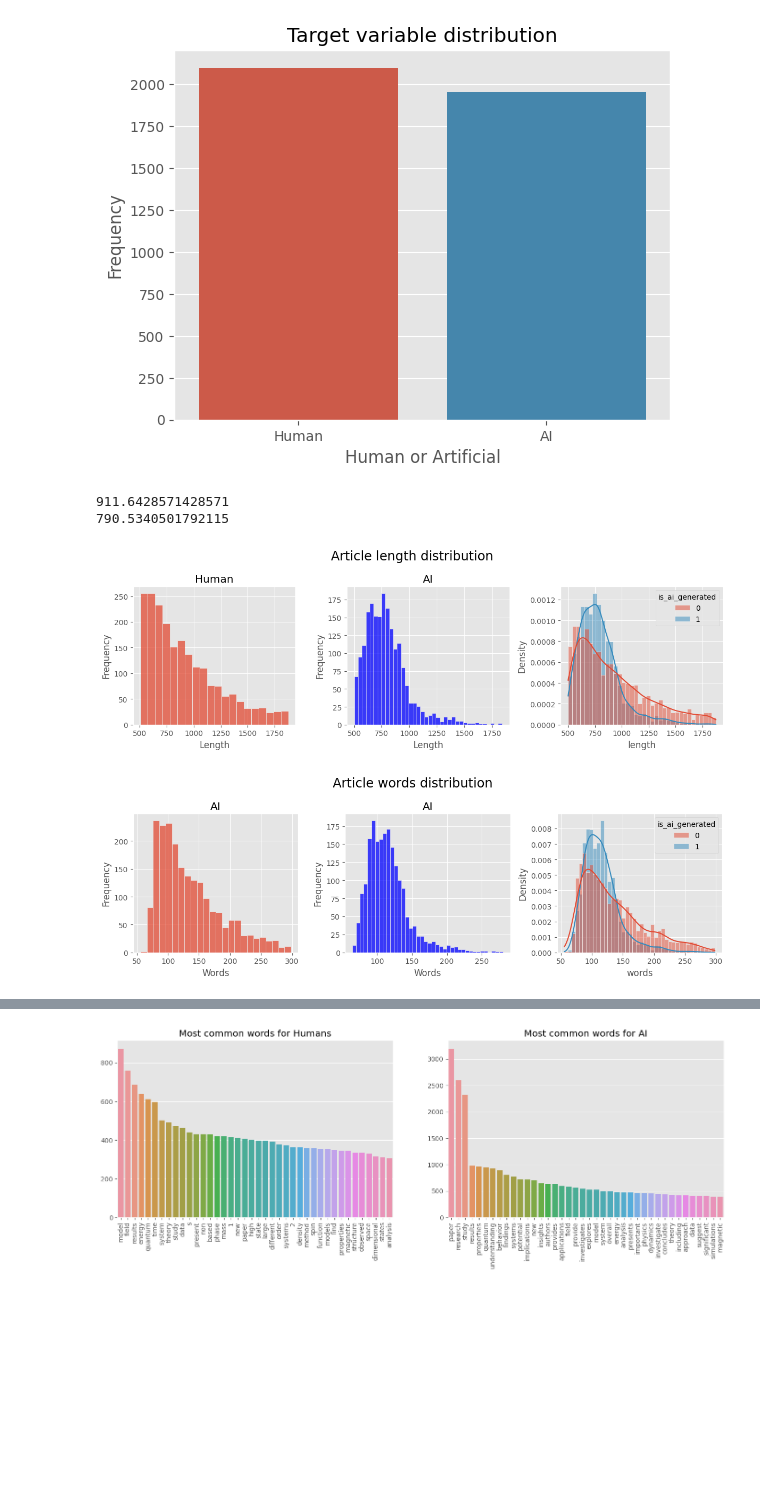
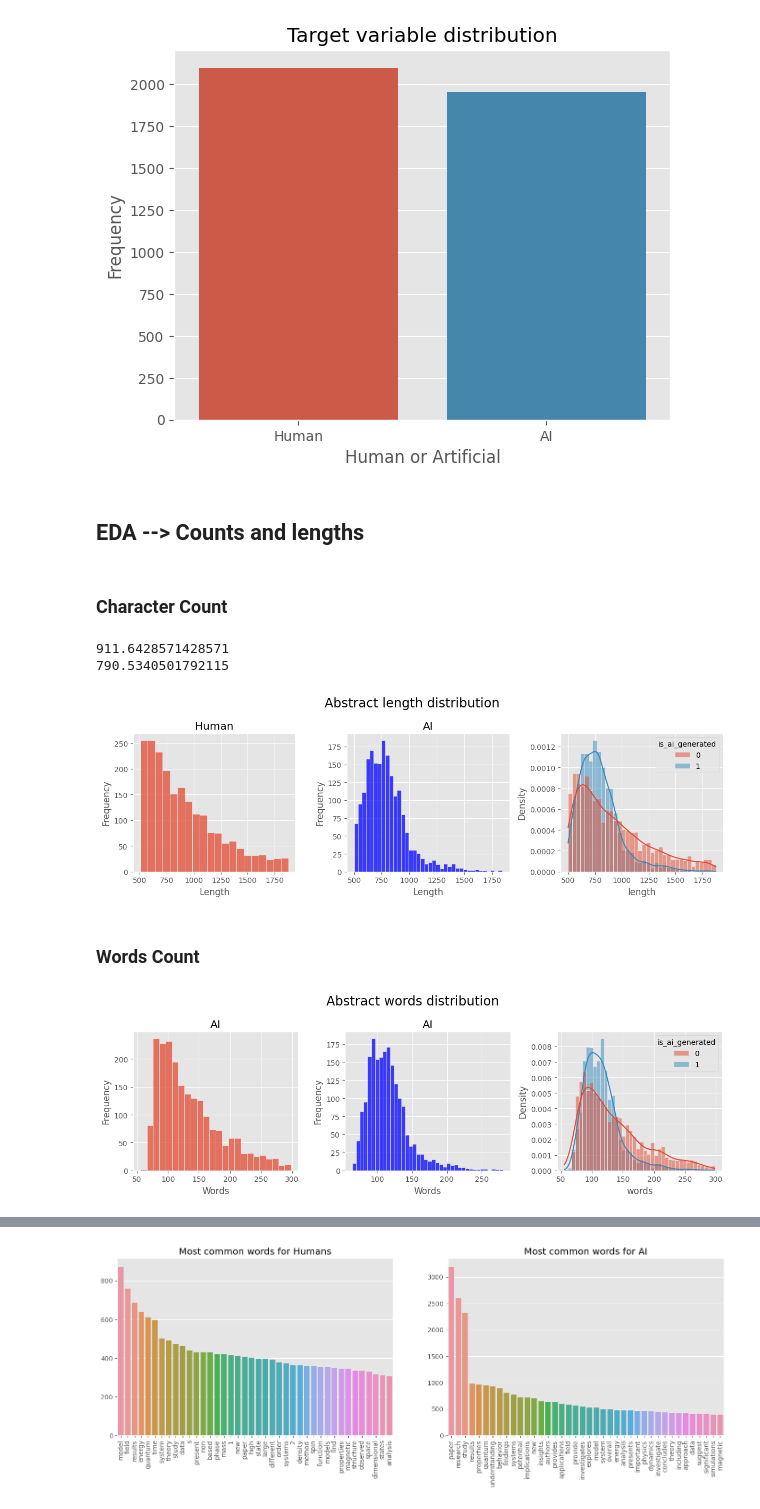
Before and after one commit to do3-173/FDS_Final, a Jupyter notebook: Eda_Preprocessing.ipynb, the cells around one changed output, grey strips where cells are left out. Drawn from its saved outputs; the diff is of its cells as text; code cells hidden in the pictures; blank space fills up the shorter version.

```diff
--- a/Eda_Preprocessing.ipynb
+++ b/Eda_Preprocessing.ipynb
@@ -324 +60,5 @@ data['length'] = data['abstract'].apply(article_length)
+# %% [markdown]
+## EDA --> Counts and lengths
+# %% [markdown]
+### Character Count
 # %%
@@ -330,14 +73,16 @@ print(data[data['is_ai_generated']==1].length.mean())
 # %%
 fig, axes = plt.subplots(1,3, figsize = (12,4))
 fig_dist_human = sns.histplot(data = data[data['is_ai_generated']==0], x = 'length', ax = axes[0])
 fig_dist_human.set(title = 'Human', xlabel='Length', ylabel= 'Frequency')
 fig_dist_ai = sns.histplot(data = data[data['is_ai_generated']==1], x = 'length', ax = axes[1], color = 'blue')
 fig_dist_ai.set(title = 'AI', xlabel='Length', ylabel= 'Frequency')
-fig.suptitle('Article length distribution', fontsize =  'xx-large')
+fig.suptitle('Abstract length distribution', fontsize =  'xx-large')
 sns.histplot(data = data, x = 'length', hue='is_ai_generated', kde= True, stat = 'density', ax = axes[2] ) # Overlapped
 plt.tight_layout()
 # %% [output]
-[figure, old version]
+[figure, new version]
+# %% [markdown]
+### Words Count
 # %%
 data['words'] = data['abstract'].apply(lambda x: len(str(x).split()))
 figg, axes = plt.subplots(1,3, figsize = (12,4))
@@ -346,7 +91,7 @@ fig_dist_human.set(title = 'AI', xlabel='Words', ylabel= 'Frequency')
 fig_dist_ai = sns.histplot(data = data[data['is_ai_generated']==1], x = 'words', ax = axes[1], color='blue')
 fig_dist_ai.set(title = 'AI', xlabel='Words', ylabel= 'Frequency')
 sns.histplot(data = data, x = 'words', hue='is_ai_generated', kde= True, stat = 'density', ax = axes[2])
-figg.suptitle('Article words distribution', fontsize =  'xx-large')
+figg.suptitle('Abstract words distribution', fontsize =  'xx-large')
 plt.tight_layout()
 # %% [output]
-[figure, old version]
+[figure, new version]
```
Also changed, not shown: parts of 57 cells of this notebook, 1 other file.
